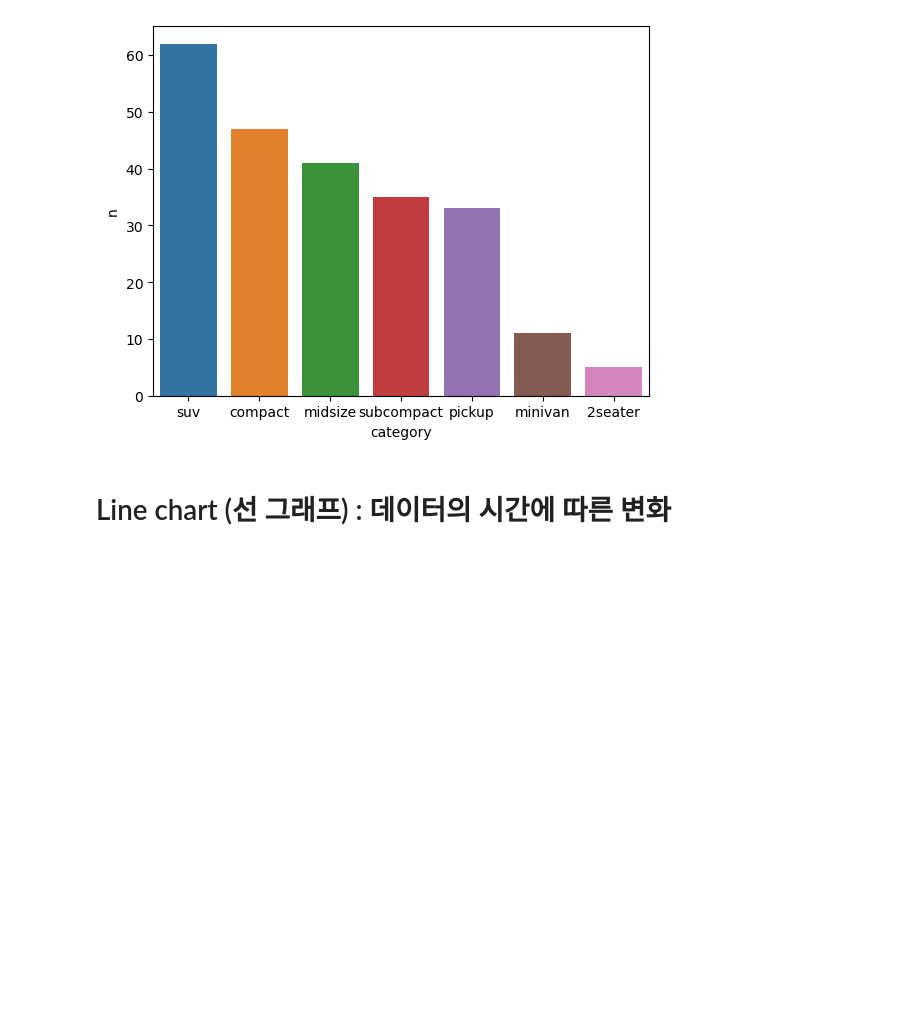
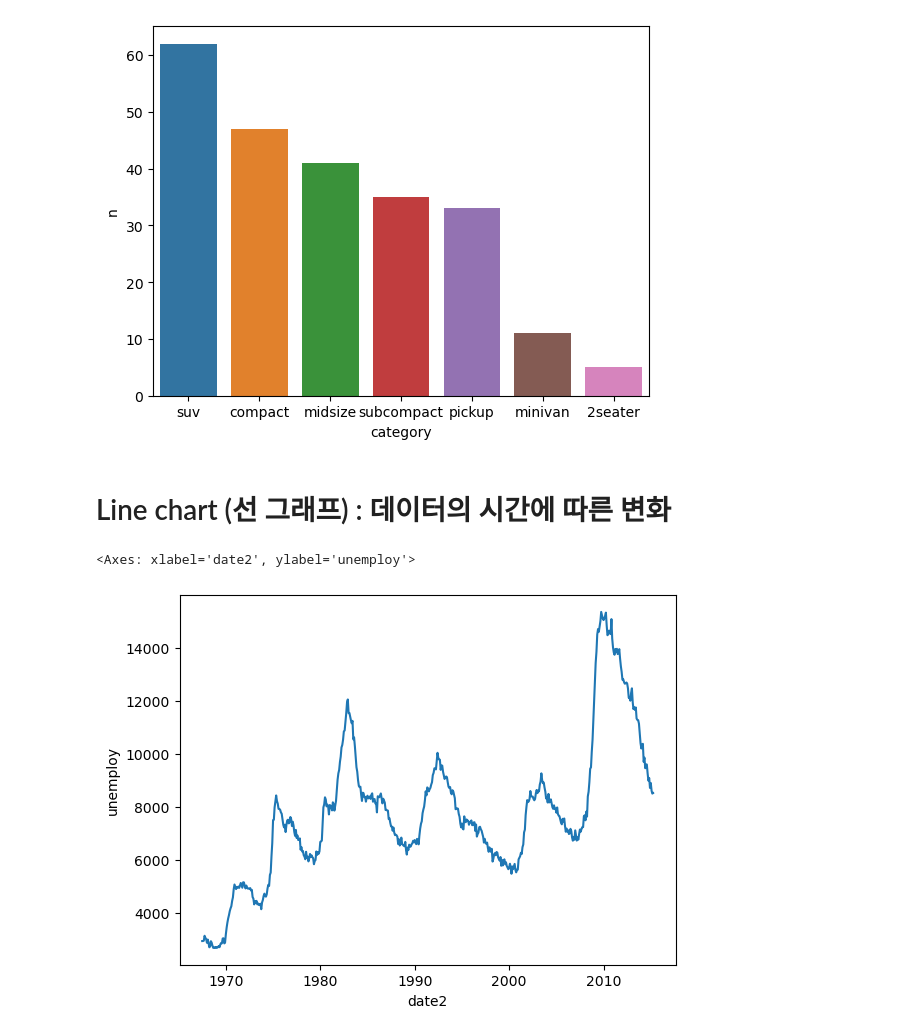
Before and after one commit to brave0duck/easy_python, a Jupyter notebook: 08 - graph.ipynb, the cells around one changed output. Drawn from its saved outputs; the diff is of its cells as text; code cells hidden in the pictures; blank space fills up the shorter version.

```diff
--- a/08 - graph.ipynb
+++ b/08 - graph.ipynb
@@ -73,3 +73,13 @@ sns.barplot(data=df_mpg2, x='category',y='n', hue='category')
 # Line chart (선 그래프) : 데이터의 시간에 따른 변화
 # %%
 # 08-4. 선 그래프 - 시간에 따라 변화하는 데이터 표현
+import pandas as pd
+import seaborn as sns
+economics = pd.read_csv('economics.csv')
+economics['date2'] = pd.to_datetime(economics['date'])
+
+#economics
+sns.lineplot(data=economics, x='date2',y='unemploy')
+# %% [output]
+<Axes: xlabel='date2', ylabel='unemploy'>
+[figure, added]
```
